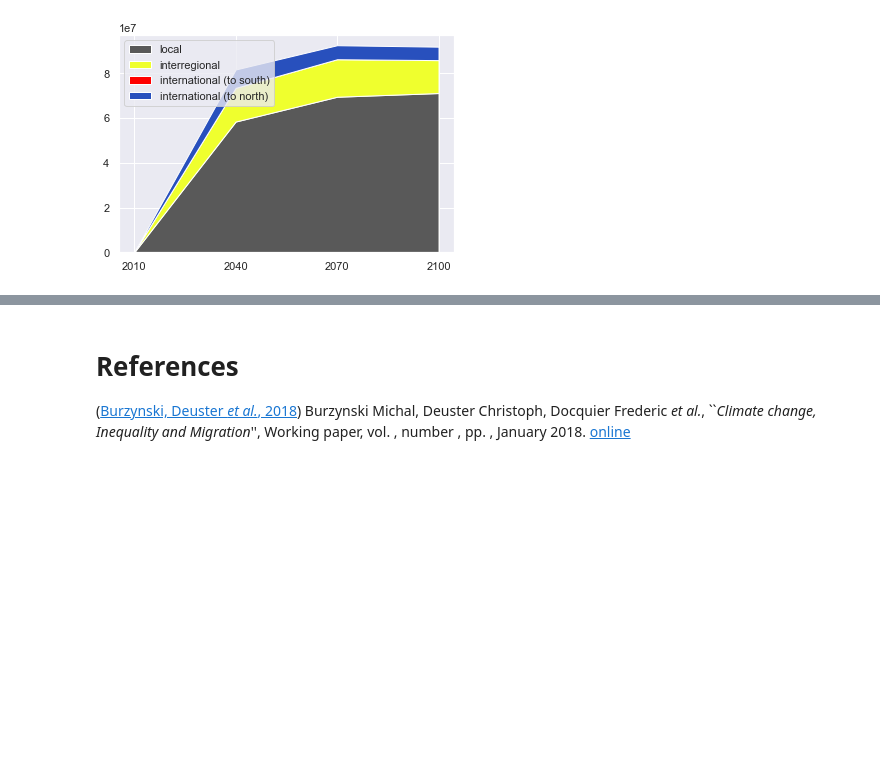
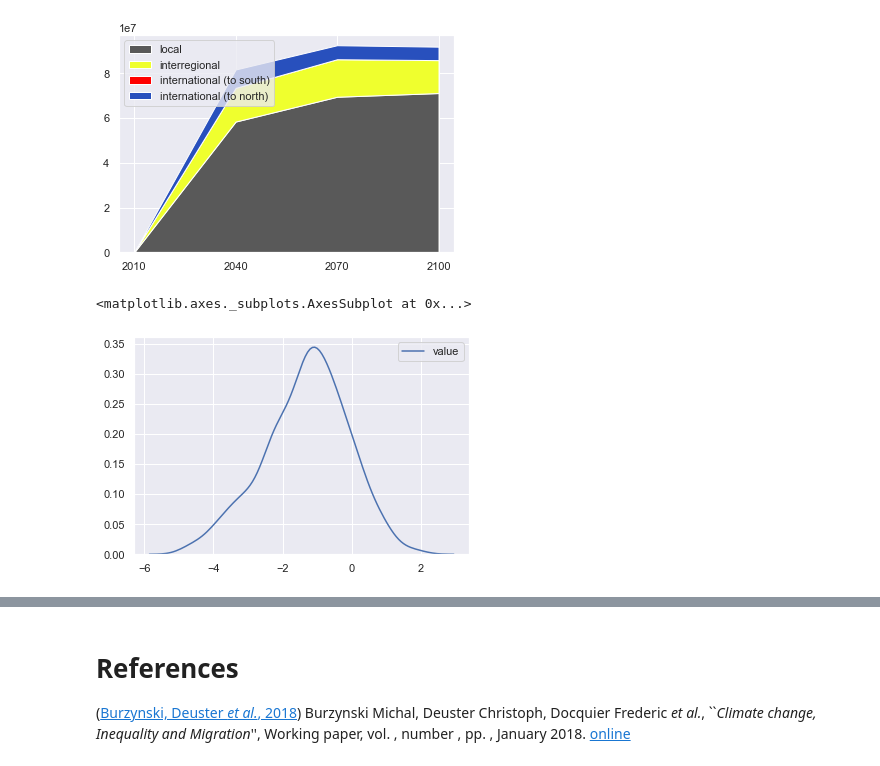
Before and after one commit to hscheewel/GeographyOfClimateMigration, a Jupyter notebook: model.ipynb, the cells around one changed output, grey strips where cells are left out. Cells and saved outputs as stored; diff of their text form; code cells hidden in the pictures; blank space fills up the shorter version.

```diff
--- a/model.ipynb
+++ b/model.ipynb
@@ -1097,9 +1074,0 @@ compare_models(m1,m7,'Y')
-# %%
-mx = m1
-for t in T[1:]:
-    for r in R:
-        for s in S:
-            mx.native_split(r,s,t)
-    for r in R:
-        for s in S:
-            mx.resident_split(r,s,t)
@@ -1382,3 +1507,16 @@ plt.xticks(Ts)
 plt.show()
 # %% [output]
 [figure]
+# %%
+m1.Inc = m1.w
+# %%
+r,s,t = 'a','l',2010
+for r in R:
+    for s in S:
+        for t in T:
+            m1.Inc[(r,s,t)] = (m1.w[(r,s,t)] * m1.L[(r,s,t)])
+# %%
+sns.kdeplot(np.log10((m1.Inc.xs(2010,1,2)/m1.Inc.xs(2010,1,2).unstack().mean()).melt().value))
+# %% [output]
+<matplotlib.axes._subplots.AxesSubplot at 0x...>
+[figure, added]
```
Also changed, not shown: parts of 20 cells of this notebook.
